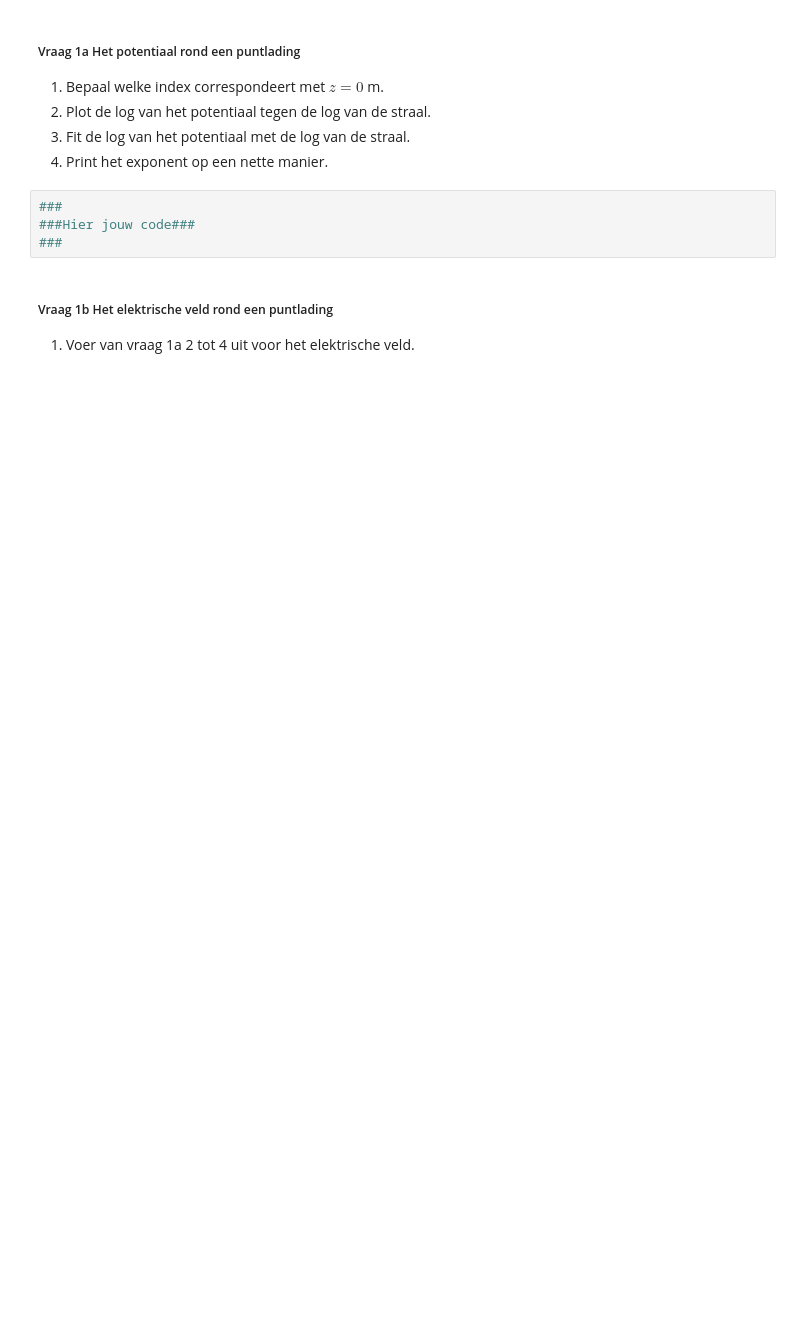
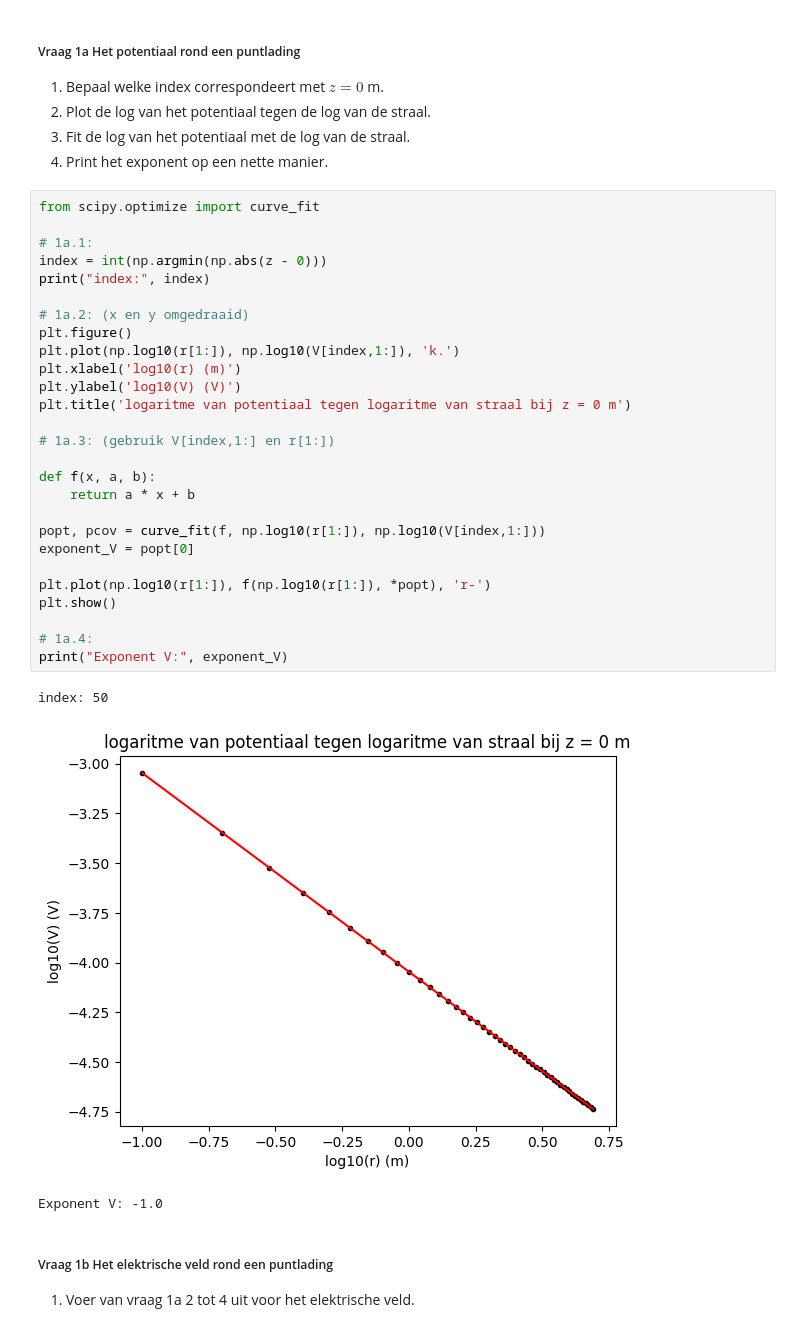
Before and after one commit to yaeljawahierkhan/opdrachten-DEF-D, a Jupyter notebook: DigitaleOntwerpopdrachten/1CondensatorOpdracht/CondensatorOntwerpopdracht.ipynb, the cells around one changed output. Saved outputs shown, nothing was run; the diff lists cells and outputs as text; blank space fills up the shorter version.

```diff
--- a/DigitaleOntwerpopdrachten/1CondensatorOpdracht/CondensatorOntwerpopdracht.ipynb
+++ b/DigitaleOntwerpopdrachten/1CondensatorOpdracht/CondensatorOntwerpopdracht.ipynb
@@ -87,9 +87,36 @@ plot_results_pt_charge_at_origin(Ez, Er, normE, V, r, z, grid_step)
 3. Fit de log van het potentiaal met de log van de straal.
 4. Print het exponent op een nette manier.
 # %%
-###
-###Hier jouw code###
-###
+from scipy.optimize import curve_fit
+
+# 1a.1:
+index = int(np.argmin(np.abs(z - 0)))
+print("index:", index)
+
+# 1a.2: (x en y omgedraaid)
+plt.figure()
+plt.plot(np.log10(r[1:]), np.log10(V[index,1:]), 'k.')
+plt.xlabel('log10(r) (m)')
+plt.ylabel('log10(V) (V)')
+plt.title('logaritme van potentiaal tegen logaritme van straal bij z = 0 m')
+
+# 1a.3: (gebruik V[index,1:] en r[1:])
+
+def f(x, a, b):
+    return a * x + b
+
+popt, pcov = curve_fit(f, np.log10(r[1:]), np.log10(V[index,1:]))
+exponent_V = popt[0]
+
+plt.plot(np.log10(r[1:]), f(np.log10(r[1:]), *popt), 'r-')
+plt.show()
+
+# 1a.4:
+print("Exponent V:", exponent_V)
+# %% [output]
+index: 50
+[figure, added]
+Exponent V: -1.0
 # %% [markdown]
 ##### Vraag 1b Het elektrische veld rond een puntlading
 1. Voer van vraag 1a 2 tot 4 uit voor het elektrische veld.
```
Also changed, not shown: parts of 16 cells of this notebook, 4 other files.
